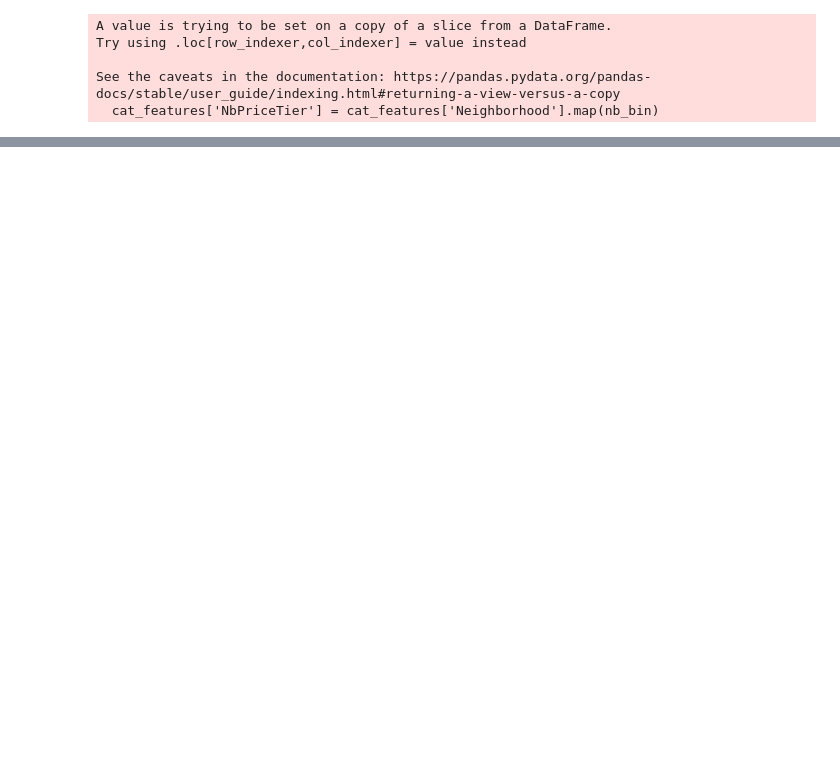
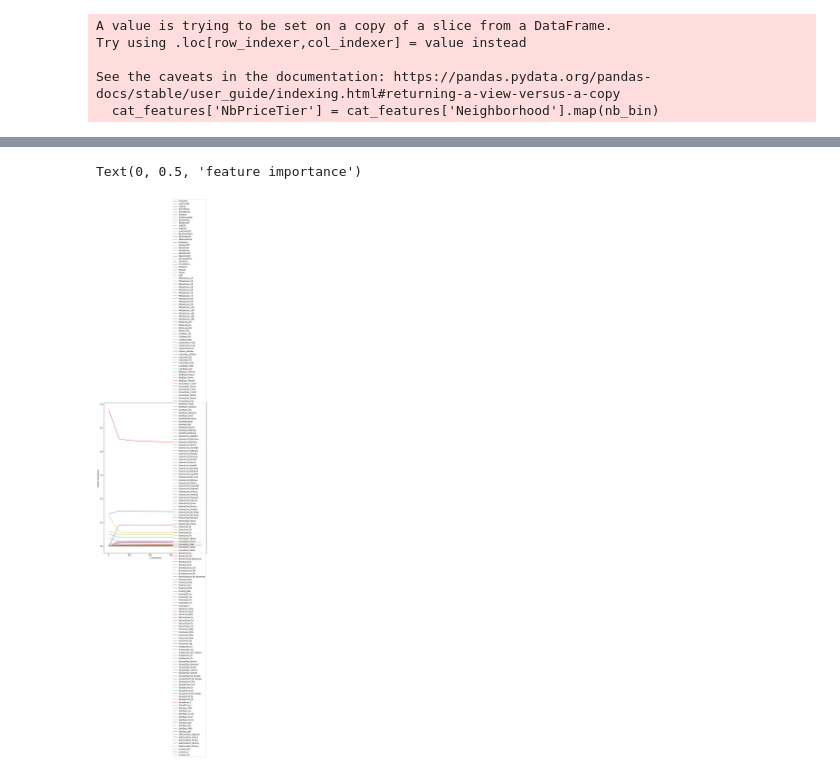
Before and after one commit to qwang27/Ames_Housing_ML, a Jupyter notebook: GBM.ipynb, the cells around one changed output, grey strips where cells are left out. Saved outputs shown, nothing was run; the diff lists cells and outputs as text; code cells hidden in the pictures; blank space fills up the shorter version.

```diff
--- a/GBM.ipynb
+++ b/GBM.ipynb
@@ -207,2 +259,25 @@ The best test score is 0.01 at the step 21
+# %%
+from copy import deepcopy
+
+gbm_models = []
+warm_start = False
+steps = list(range(1,501,50))
+for n_estimators in steps:
+    gbm.set_params(n_estimators = n_estimators, learning_rate = learning_rate, warm_start = warm_start)
+    gbm_models.append(deepcopy(gbm.fit(X_train_log, Y_train_log)))
+    warm_start = True
+# %%
+gbm_importances = pd.DataFrame([model.feature_importances_ for model in gbm_models],  \
+            index = steps, columns = X_train_log.columns)
+# %%
+plt.rcParams['figure.figsize'] = (10,15)
+for feature in gbm_importances.columns:
+    plt.plot(gbm_importances.index, gbm_importances[feature], label = feature)
+plt.legend(loc = 5)
+plt.xlabel('n_estimators')
+plt.ylabel('feature importance')
+# %% [output]
+Text(0, 0.5, 'feature importance')
+[figure, added]
 # %%
 #GBM classifier multiclass
```
Also changed, not shown: parts of 27 cells of this notebook, 2 other files.
